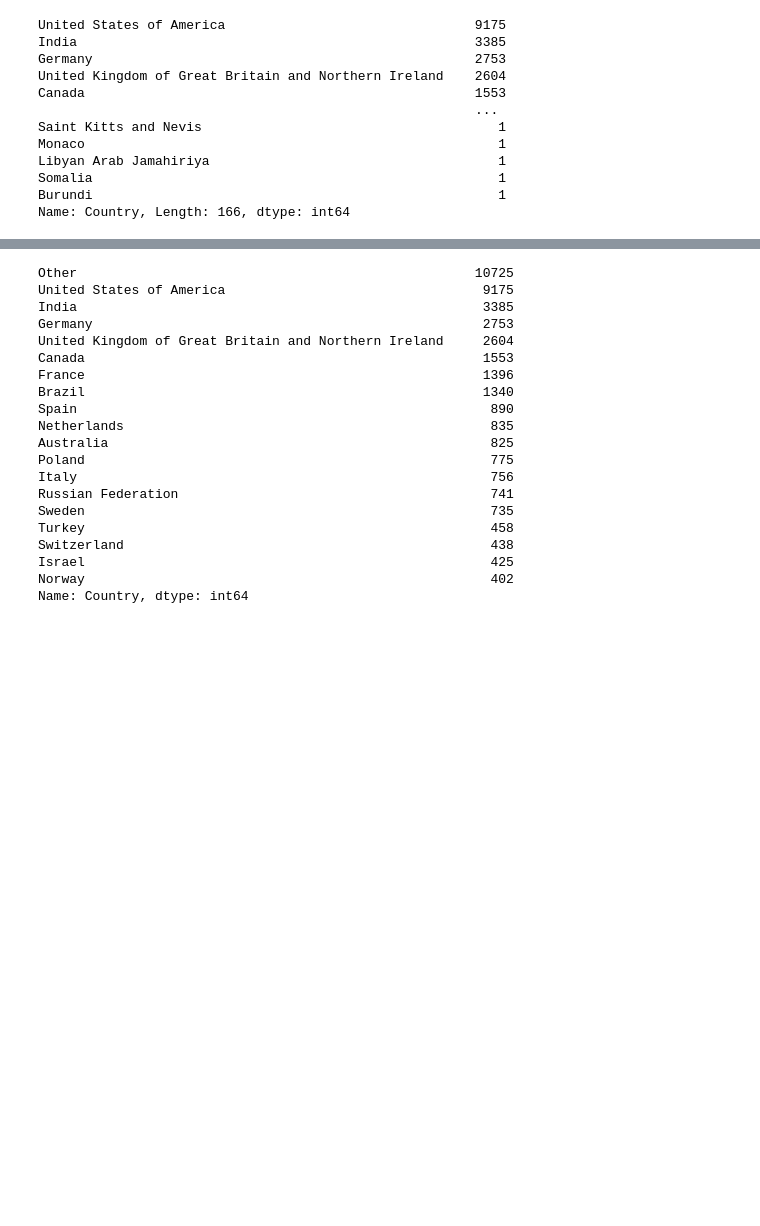
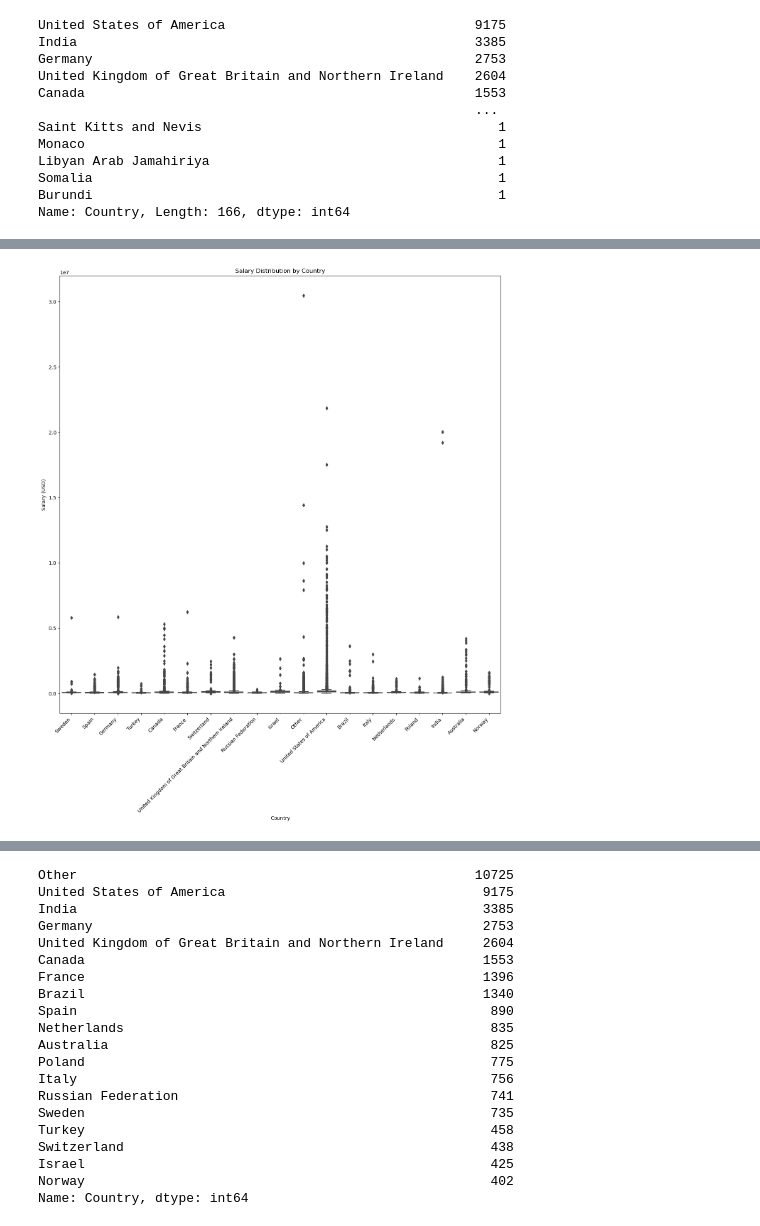
Before and after one commit to soumyo2002/PayForecast-Salary-Predictor, a Jupyter notebook: SalaryPrediction.ipynb, the cells around one changed output, grey strips where cells are left out. Cells and saved outputs as stored; diff of their text form; code cells hidden in the pictures; blank space fills up the shorter version.

```diff
--- a/SalaryPrediction.ipynb
+++ b/SalaryPrediction.ipynb
@@ -112,0 +149,12 @@ Name: Country, Length: 166, dtype: int64
+# %%
+# Visualization 4: Box plot of salary distribution by country
+import seaborn as sns
+plt.figure(figsize=(16, 16))
+sns.boxplot(x='Country', y='Salary', data=df)
+plt.title('Salary Distribution by Country')
+plt.xlabel('Country')
+plt.ylabel('Salary (USD)')
+plt.xticks(rotation=45, ha='right')
+plt.show()
+# %% [output]
+[figure, added]
```
Also changed, not shown: parts of 8 cells of this notebook.
